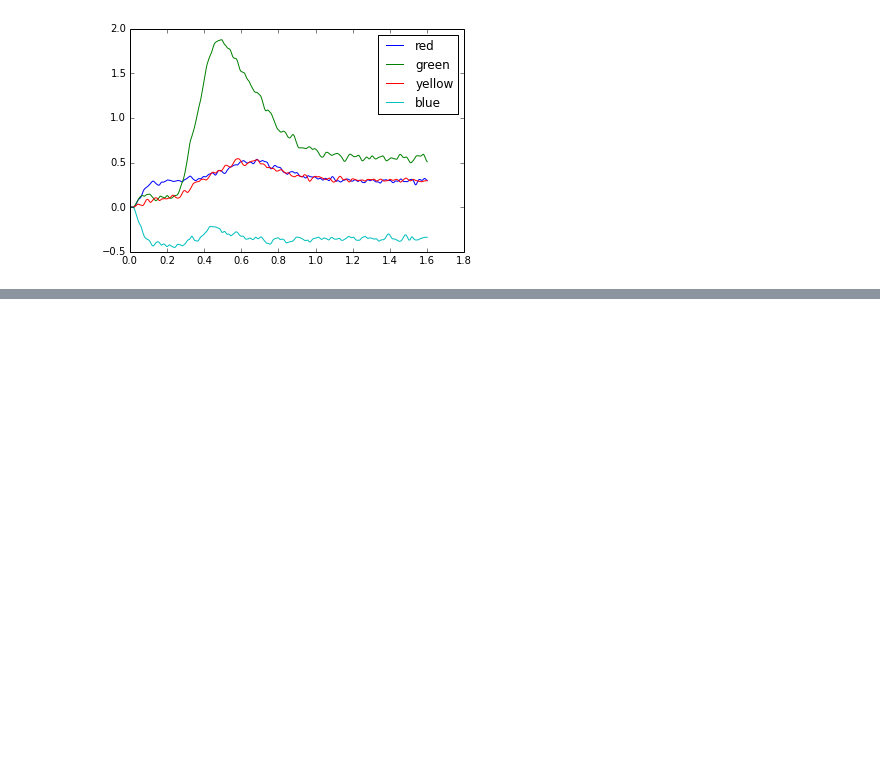
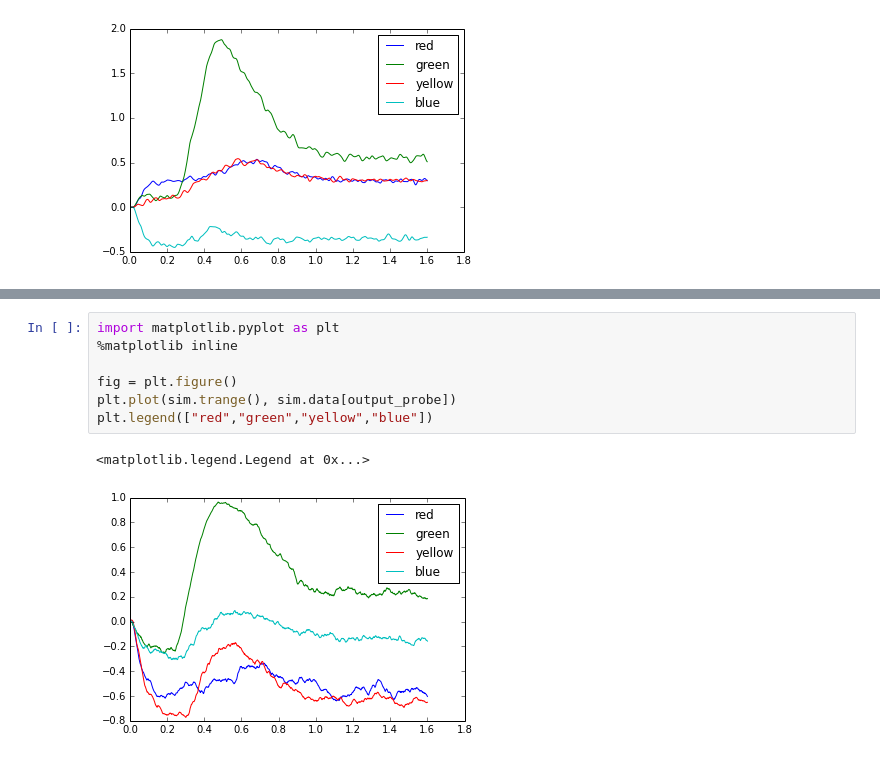
Before and after one commit to Seanny123/WCST_nef, a Jupyter notebook: mem_test.ipynb, the cells around one changed output, grey strips where cells are left out. Drawn from its saved outputs; the diff is of its cells as text; blank space fills up the shorter version.

```diff
--- a/mem_test.ipynb
+++ b/mem_test.ipynb
@@ -114,0 +172,10 @@ plt.legend(["red","green","yellow","blue"])
+# %%
+import matplotlib.pyplot as plt
+%matplotlib inline
+
+fig = plt.figure()
+plt.plot(sim.trange(), sim.data[output_probe])
+plt.legend(["red","green","yellow","blue"])
+# %% [output]
+<matplotlib.legend.Legend at 0x...>
+[figure, added]
```
Also changed, not shown: parts of 7 cells of this notebook, 5 other files.
